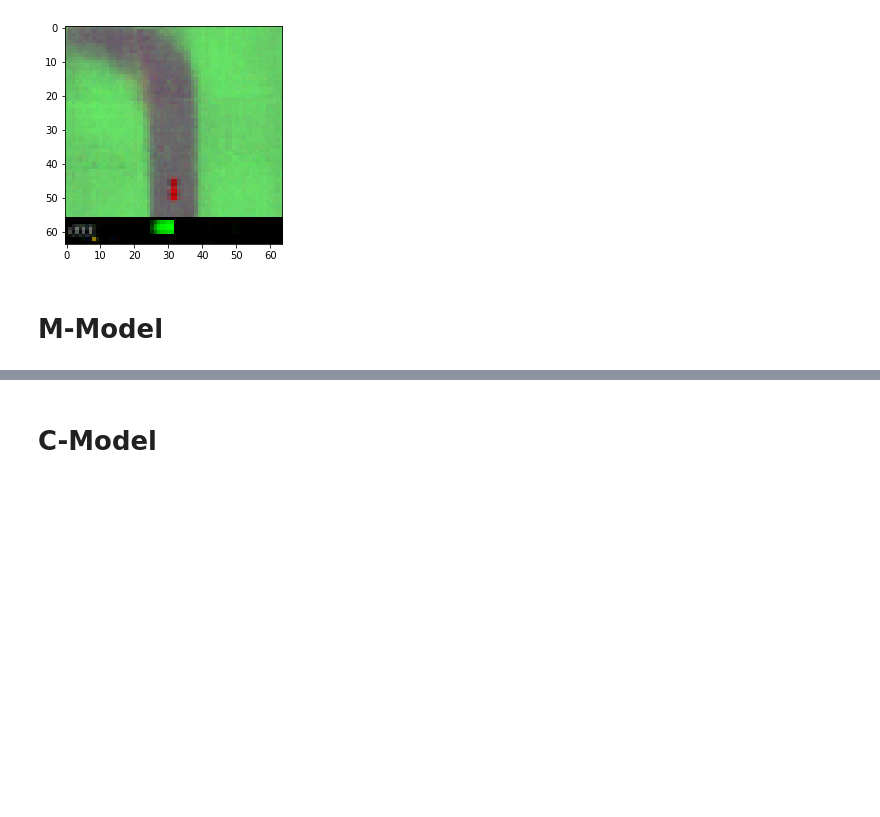
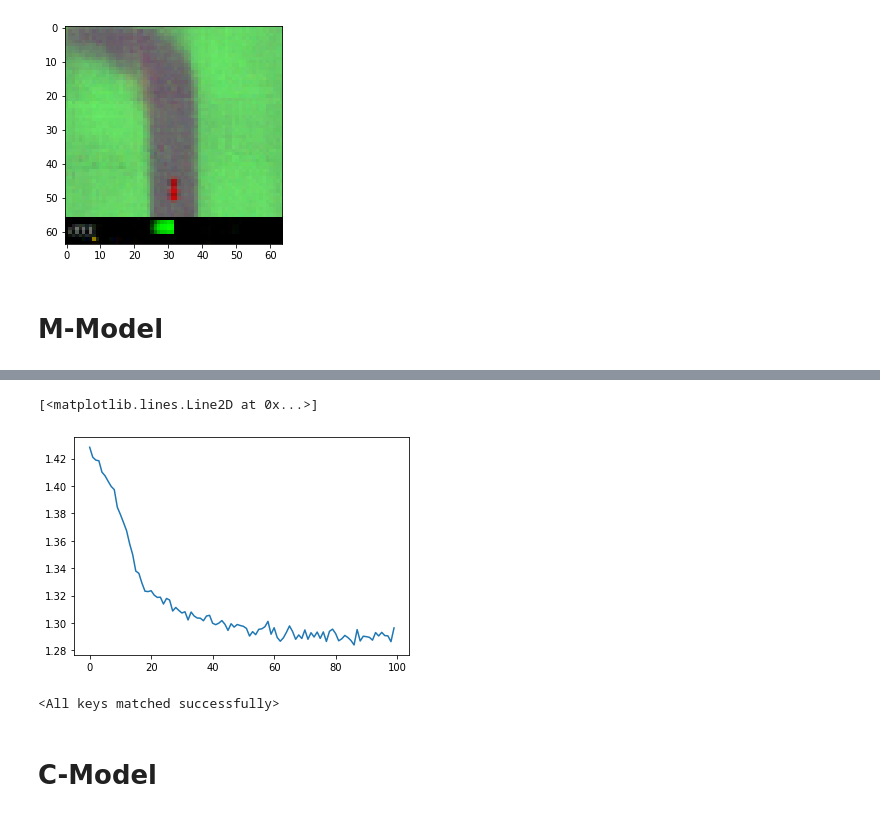
Before and after one commit to BY571/World-Models, a Jupyter notebook: World-Models-Notebook.ipynb, the cells around one changed output, grey strips where cells are left out. Drawn from its saved outputs; the diff is of its cells as text; code cells hidden in the pictures; blank space fills up the shorter version.

Commit message:
Update M-Training VMC-Training, imgs

```diff
--- a/World-Models-Notebook.ipynb
+++ b/World-Models-Notebook.ipynb
@@ -440,6 +444,6 @@ def criterion(y, pi, mu, sigma):
     return mdn_loss_fn(y, pi, mu, sigma)
 # %%
 action_size = env.action_space.shape[0]
-m_model = MModel(action_size=action_size)
+m_model = MModel(action_size=action_size).to(device)
 # %%
-M_optimizer = optim.Adam(params=m_model.parameters(), lr=0.001)
+M_optimizer = optim.RMSprop(params=m_model.parameters(), lr=0.0001)
@@ -448,0 +450,37 @@ NameError: name 'samples' is not defined
+# %%
+# extract features:
+m_actions = samples["actions"]
+m_actions = torch.from_numpy(np.array(m_actions))
+m_states = torch.cat(samples["states"], dim=0)
+m_next_states = torch.cat(samples["next_states"], dim=0)
+# create dataset:
+m_dataset = TensorDataset(m_actions, m_states, m_next_states)
+m_loader = DataLoader(m_dataset, batch_size=32, shuffle=True)
+# %%
+# Train M-Model:
+V_model.encoder.eval()
+Episodes = 100
+losses = []
+for ep in range(Episodes):
+    ep_losses = []
+    for (actions, states, next_states) in m_loader:
+
+        with torch.no_grad():
+            z = V_model.encode_state(states.to(device))
+            targets = V_model.encode_state(next_states.to(device))
+
+        (pi, mu, sigma), _ = m_model(latent_vector=z,
+                                   action=actions.to(device),
+                                   hidden_state=None)
+
+
+        M_optimizer.zero_grad()
+        loss = criterion(targets, pi, mu, sigma)
+        loss.backward()
+        M_optimizer.step()
+        ep_losses.append(loss.detach().cpu().numpy())
+
+    losses.append(np.mean(ep_losses))
+    print("\rEpisode: {} | Loss: {}".format(ep, np.mean(ep_losses)), end="", flush=True)
+    if ep % 25 == 0:
+        print("\rEpisode: {} | Loss: {}".format(ep, np.mean(ep_losses)))
@@ -448,0 +493,5 @@ NameError: name 'samples' is not defined
+# %%
+plt.plot(losses)
+# %% [output]
+[<matplotlib.lines.Line2D at 0x...>]
+[figure, added]
@@ -449,3 +502,7 @@ NameError: name 'samples' is not defined
+# %%
+m_model.load_state_dict(torch.load("M-Model.pth"))
+# %% [output]
+<All keys matched successfully>
 # %% [markdown]
 # C-Model
 # %%
```
Also changed, not shown: parts of 20 cells of this notebook, 2 other files.
